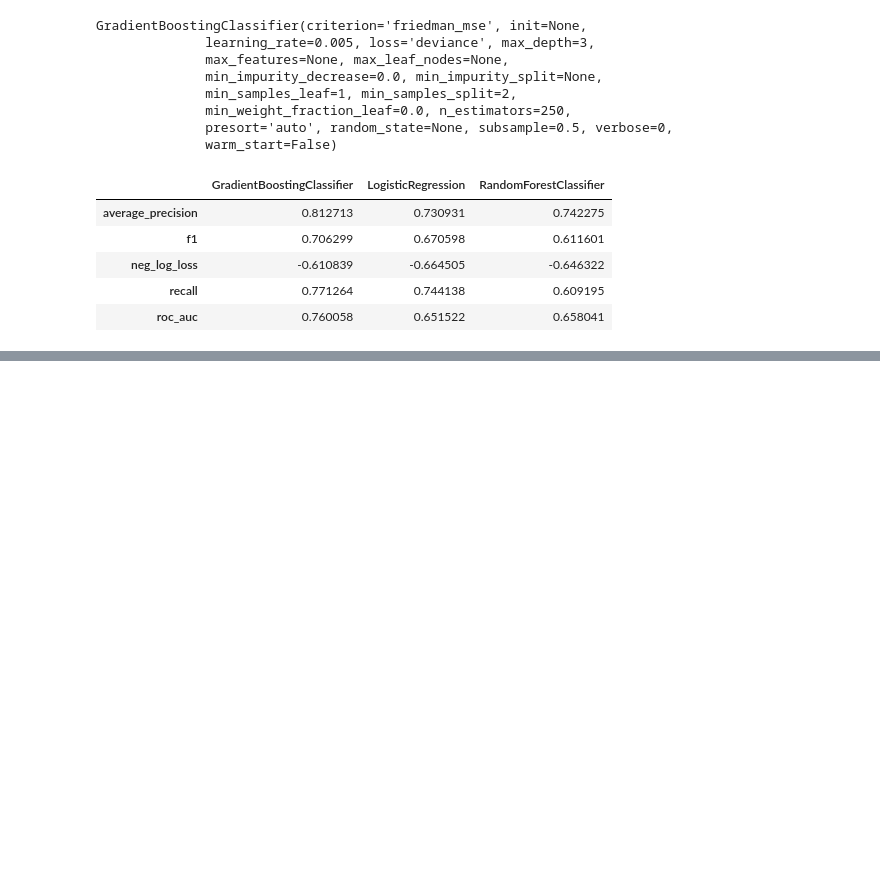
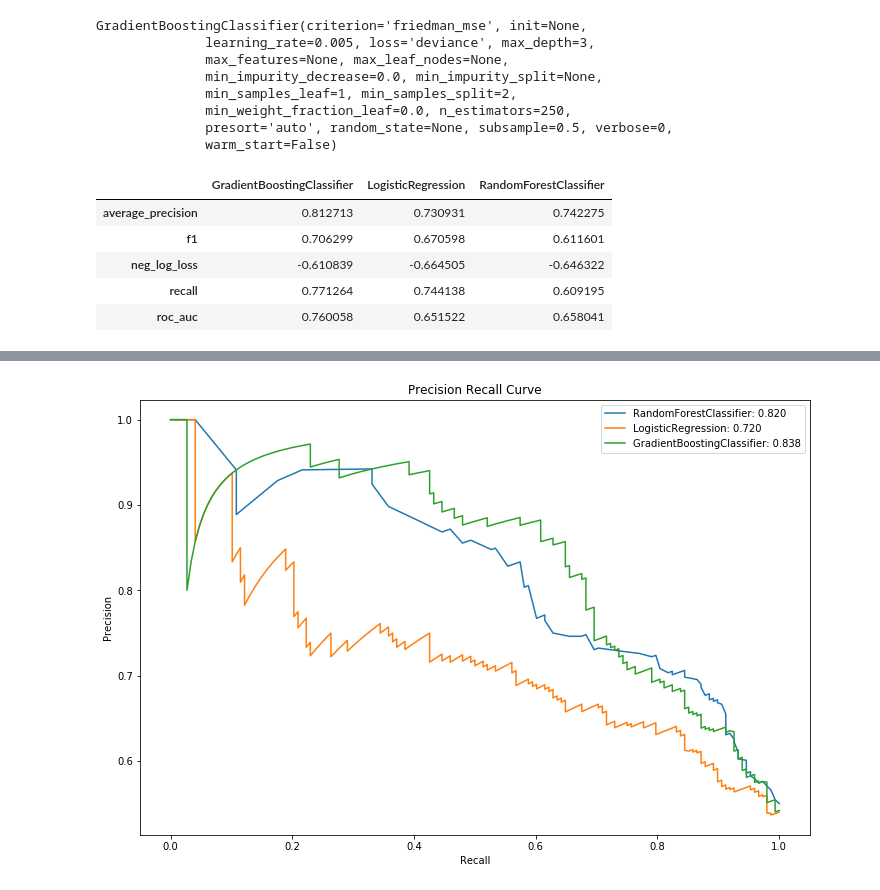
Before and after one commit to kurtrm/predicting_equipment_failure, a Jupyter notebook: notebooks/Untitled.ipynb, the cells around one changed output, grey strips where cells are left out. Cells and saved outputs as stored; diff of their text form; code cells hidden in the pictures; blank space fills up the shorter version.

```diff
--- a/notebooks/Untitled.ipynb
+++ b/notebooks/Untitled.ipynb
@@ -239,0 +239,12 @@ make_metric_df([log_reg, rfc, gbc], X_test, y_test, metrics)
+# %%
+fig, ax = plt.subplots(figsize=(12, 8))
+for mod in [rfc, log_reg, gbc]:
+    precision, recall, threshold = precision_recall_curve(y_test, mod.predict_proba(X_test)[:, 1])
+    avg_prec = average_precision_score(y_test, mod.predict_proba(X_test)[:, 1])
+    ax.plot(recall, precision, label=f'{mod.__class__.__name__}: {avg_prec:.3f}')
+ax.set_ylabel('Precision')
+ax.set_xlabel('Recall')
+ax.set_title('Precision Recall Curve')
+ax.legend();
+# %% [output]
+[figure, added]
```
Also changed, not shown: parts of 10 cells of this notebook.
